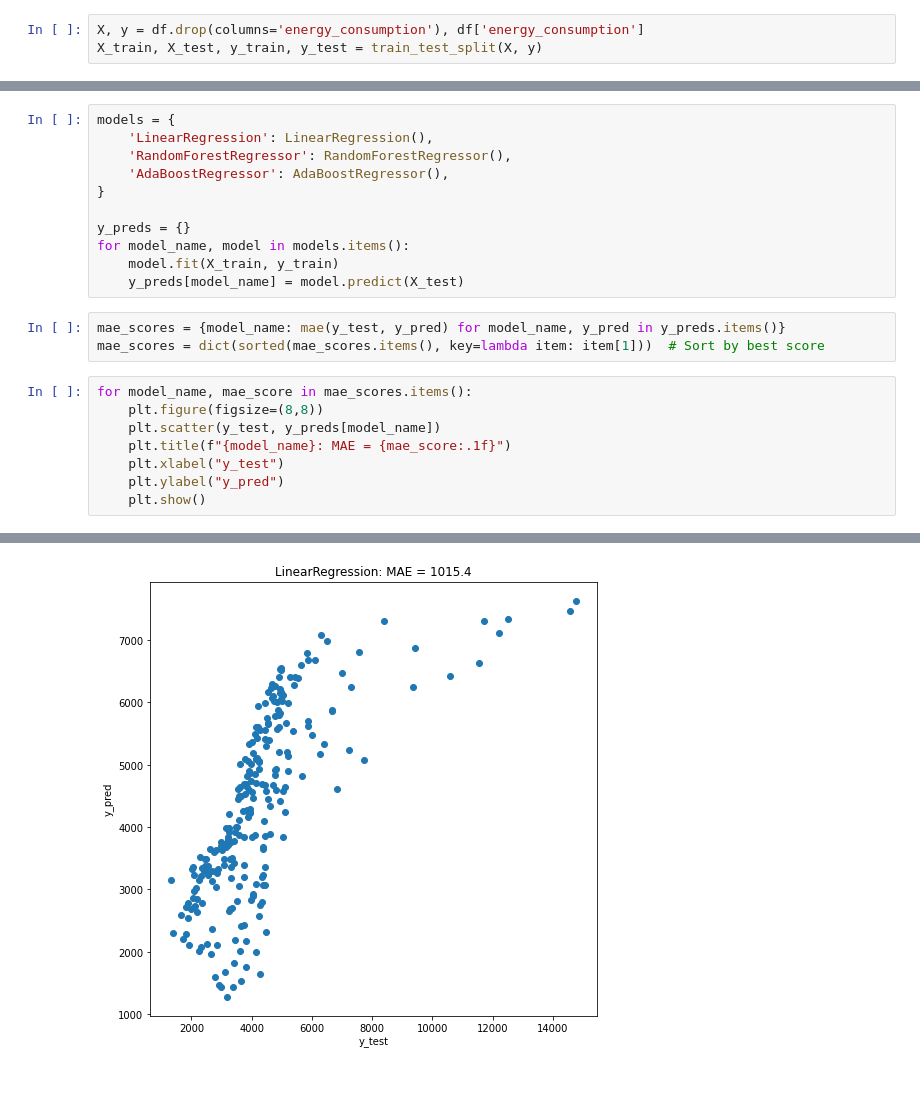
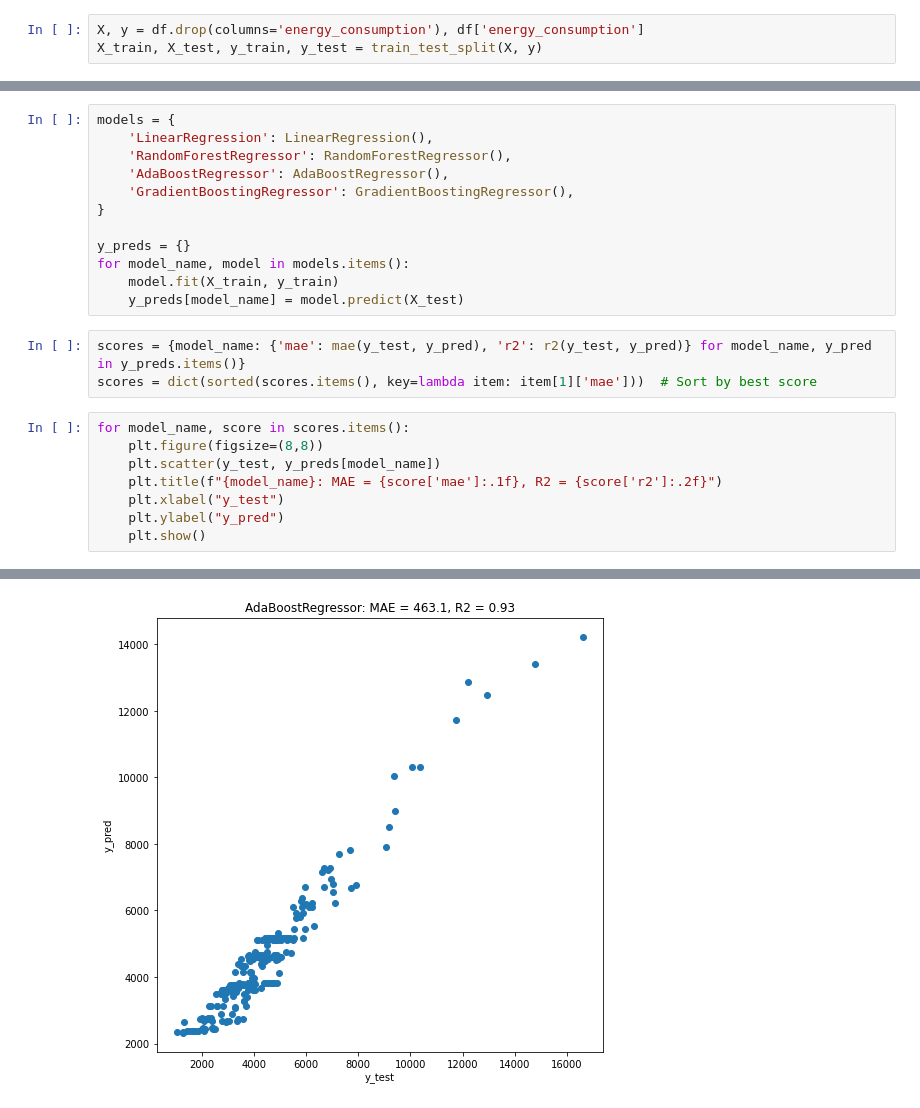
Before and after one commit to viggotw/Optimization, a Jupyter notebook: OMLT/02_train_model.ipynb, the cells around one changed output, grey strips where cells are left out. Cells and saved outputs as stored; diff of their text form.

Commit message:
Add notebook for training ML-model and verifying ONNX-format

```diff
--- a/OMLT/02_train_model.ipynb
+++ b/OMLT/02_train_model.ipynb
@@ -27,6 +44,7 @@ models = {
     'LinearRegression': LinearRegression(),
     'RandomForestRegressor': RandomForestRegressor(),
     'AdaBoostRegressor': AdaBoostRegressor(),
+    'GradientBoostingRegressor': GradientBoostingRegressor(),
 }
 
 y_preds = {}
@@ -34,13 +52,13 @@ for model_name, model in models.items():
     model.fit(X_train, y_train)
     y_preds[model_name] = model.predict(X_test)
 # %%
-mae_scores = {model_name: mae(y_test, y_pred) for model_name, y_pred in y_preds.items()}
-mae_scores = dict(sorted(mae_scores.items(), key=lambda item: item[1]))  # Sort by best score
+scores = {model_name: {'mae': mae(y_test, y_pred), 'r2': r2(y_test, y_pred)} for model_name, y_pred in y_preds.items()}
+scores = dict(sorted(scores.items(), key=lambda item: item[1]['mae']))  # Sort by best score
 # %%
-for model_name, mae_score in mae_scores.items():
+for model_name, score in scores.items():
     plt.figure(figsize=(8,8))
     plt.scatter(y_test, y_preds[model_name])
-    plt.title(f"{model_name}: MAE = {mae_score:.1f}")
+    plt.title(f"{model_name}: MAE = {score['mae']:.1f}, R2 = {score['r2']:.2f}")
     plt.xlabel("y_test")
     plt.ylabel("y_pred")
     plt.show()
@@ -50 +68 @@ for model_name, mae_score in mae_scores.items():
-[figure, old version]
+[figure, new version]
```
Also changed, not shown: parts of 6 cells of this notebook, 6 other files.
